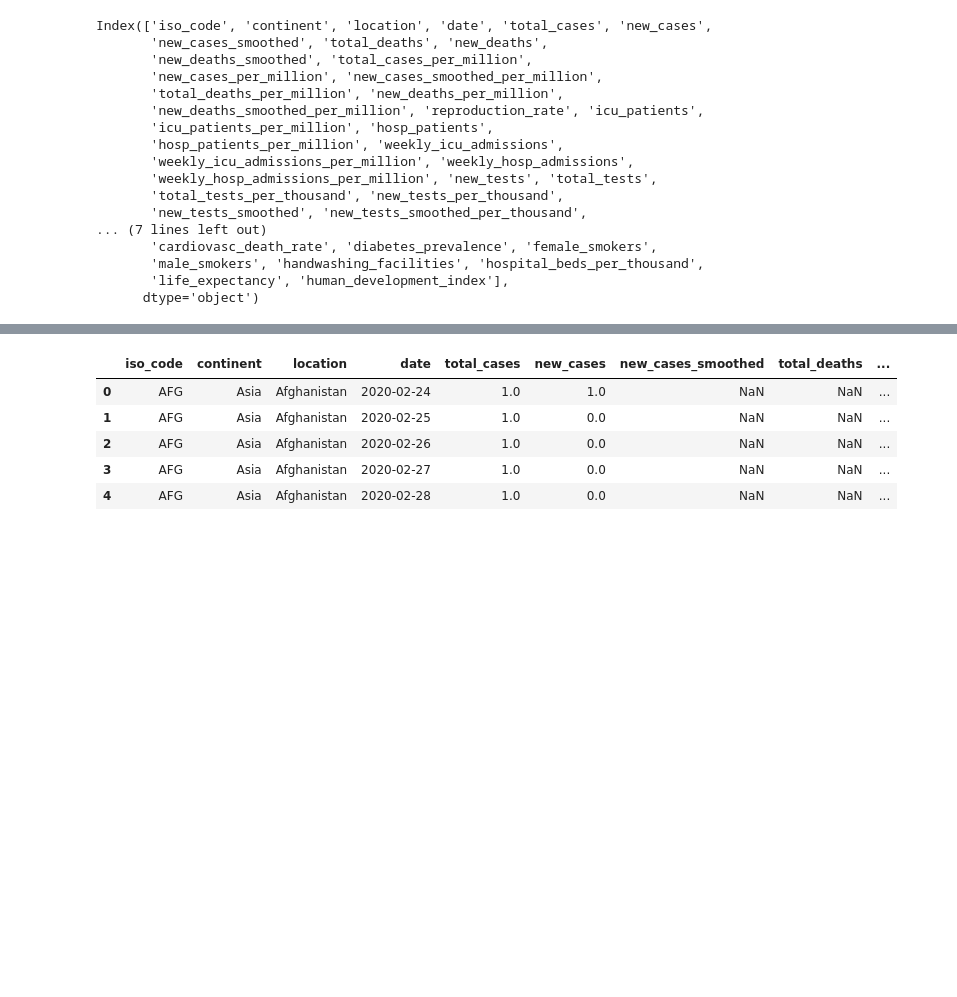
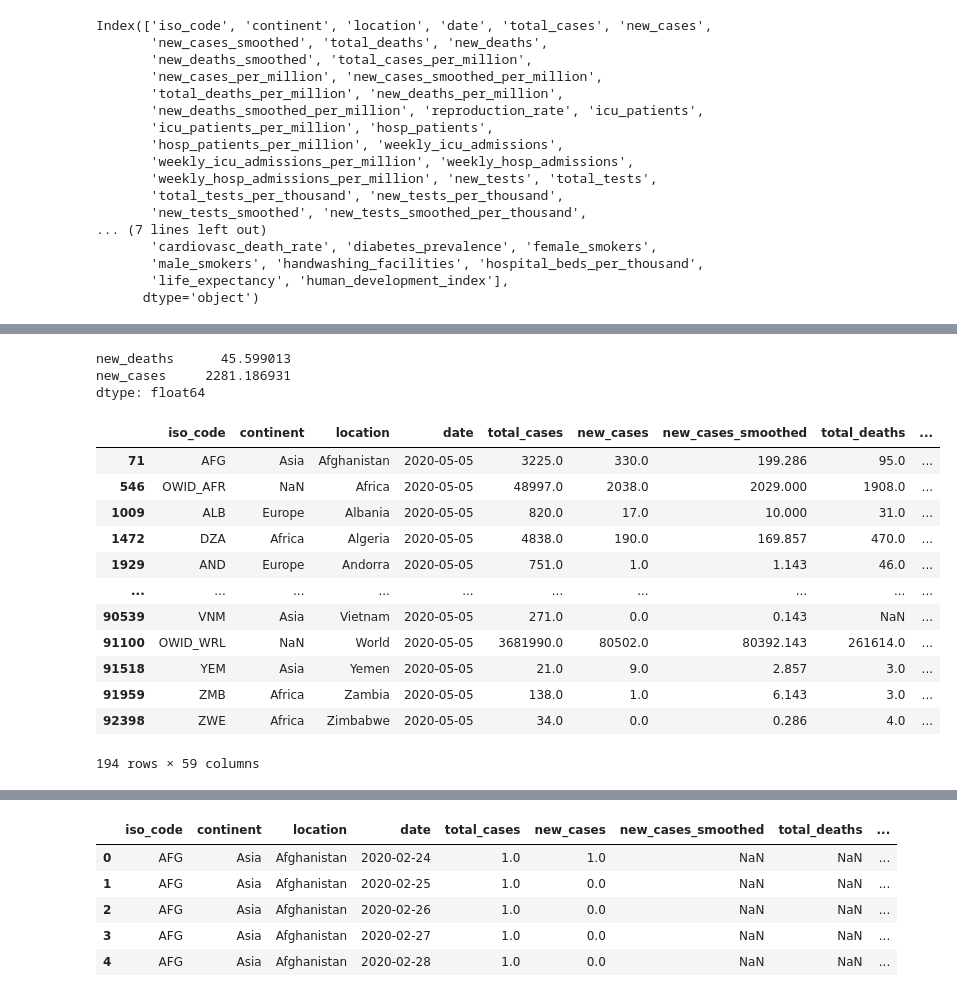
Before and after one commit to MikhailKuklin/exploratory_data_analysis_pandas, a Jupyter notebook: 2021_05_31_exploratory_data_analysis_pandas_partI.ipynb, the cells around one changed output, grey strips where cells are left out. Drawn from its saved outputs; the diff is of its cells as text; code cells hidden in the pictures; blank space fills up the shorter version.

```diff
--- a/2021_05_31_exploratory_data_analysis_pandas_partI.ipynb
+++ b/2021_05_31_exploratory_data_analysis_pandas_partI.ipynb
@@ -129,4 +158,30 @@ new_cases     2345.985824
 dtype: float64
+# %%
+# extract average of same columns for Europe and Asia
+
+df[df.continent.isin(['Europe','Asia'])][['new_deaths','new_cases']].mean()
+# %% [output]
+new_deaths      45.599013
+new_cases     2281.186931
+dtype: float64
+# %%
+# select data only for 2020-05-05
+
+df[df.date.isin(["2020-05-05"])]
+# %% [output]
+|  | iso_code | continent | location | date | total_cases | new_cases | new_cases_smoothed | total_deaths | ... |
+| 71 | AFG | Asia | Afghanistan | 2020-05-05 | 3225.0 | 330.0 | 199.286 | 95.0 | ... |
+| 546 | OWID_AFR | NaN | Africa | 2020-05-05 | 48997.0 | 2038.0 | 2029.000 | 1908.0 | ... |
+| 1009 | ALB | Europe | Albania | 2020-05-05 | 820.0 | 17.0 | 10.000 | 31.0 | ... |
+| 1472 | DZA | Africa | Algeria | 2020-05-05 | 4838.0 | 190.0 | 169.857 | 470.0 | ... |
+| 1929 | AND | Europe | Andorra | 2020-05-05 | 751.0 | 1.0 | 1.143 | 46.0 | ... |
+| ... | ... | ... | ... | ... | ... | ... | ... | ... | ... |
+| 90539 | VNM | Asia | Vietnam | 2020-05-05 | 271.0 | 0.0 | 0.143 | NaN | ... |
+| 91100 | OWID_WRL | NaN | World | 2020-05-05 | 3681990.0 | 80502.0 | 80392.143 | 261614.0 | ... |
+| 91518 | YEM | Asia | Yemen | 2020-05-05 | 21.0 | 9.0 | 2.857 | 3.0 | ... |
+| 91959 | ZMB | Africa | Zambia | 2020-05-05 | 138.0 | 1.0 | 6.143 | 3.0 | ... |
+| 92398 | ZWE | Africa | Zimbabwe | 2020-05-05 | 34.0 | 0.0 | 0.286 | 4.0 | ... |
+194 rows × 59 columns
 # %%
 # slicing
 
```
Also changed, not shown: parts of 30 cells of this notebook.
